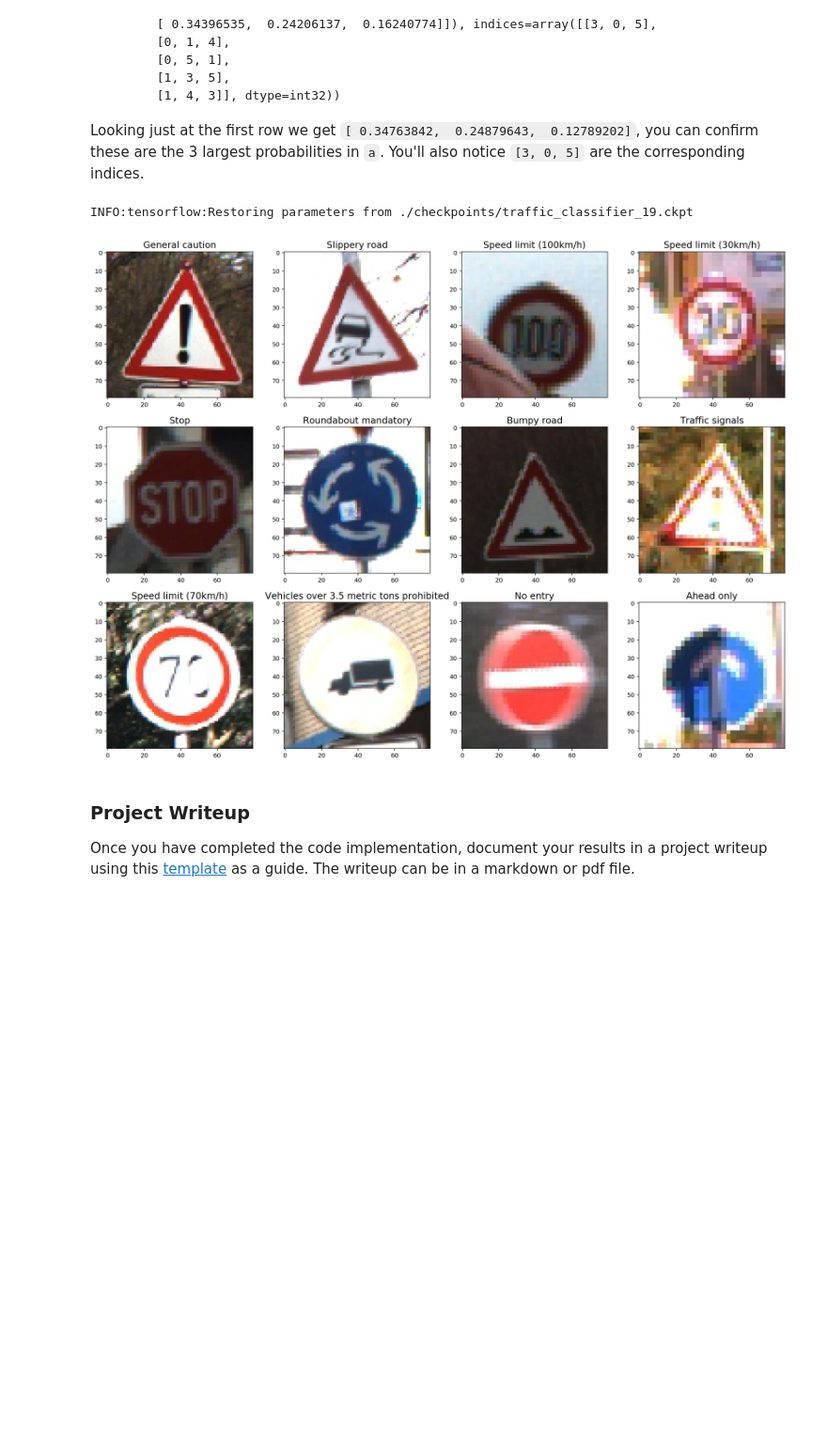
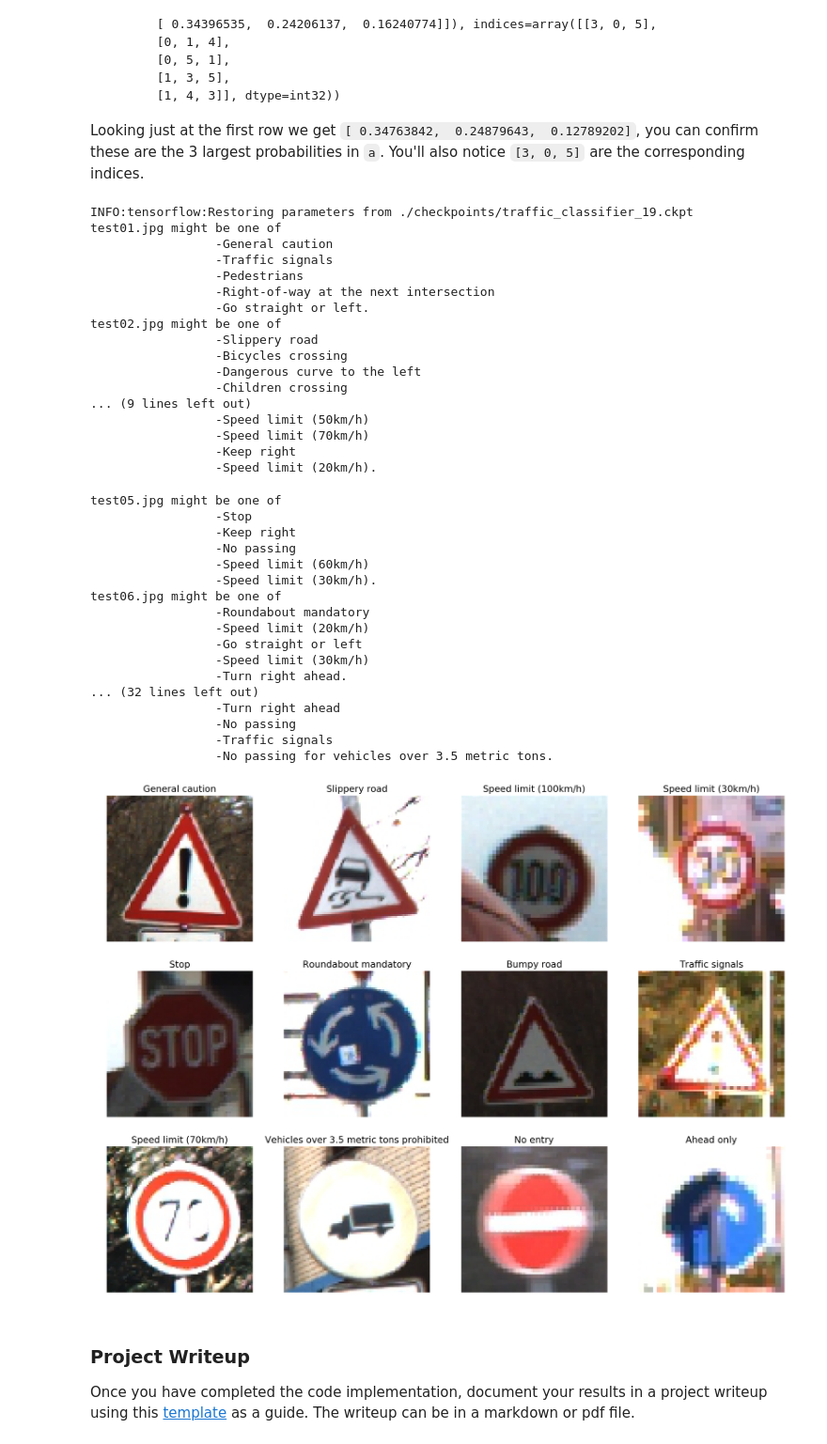
Before and after one commit to yoon-gu/CarND-Traffic-Sign-Classifier-Project, a Jupyter notebook: Traffic_Sign_Classifier.ipynb, the cells around one changed output. Shown at 94% size. Drawn from its saved outputs; the diff is of its cells as text; code cells hidden in the pictures; blank space fills up the shorter version.

```diff
--- a/Traffic_Sign_Classifier.ipynb
+++ b/Traffic_Sign_Classifier.ipynb
@@ -108,6 +108,7 @@ plt.figure(figsize=(20, 20))
 for i in range(len(idxs)):
     plt.subplot(5, 4, i+1)
     plt.imshow(X_train[idxs[i]])
+    plt.axis('off')
     sign = traffic_signs[y_train[idxs[i]]]
     plt.title(sign, fontsize=15)
 plt.show()
@@ -338,6 +336,7 @@ with tf.Session() as sess:
         img = mpimg.imread(img_path)
         plt.subplot(3, 4, i+1)
         plt.imshow(img)
+        plt.axis('off')
 
         resize_img = resize(img, (32, 32))
         gray_img = rgb2gray(resize_img).reshape(-1, 32, 32)
@@ -396,28 +395,64 @@ Looking just at the first row we get `[ 0.34763842,  0.24879643,  0.12789202]`,
 # %%
 ### Print out the top five softmax probabilities for the predictions on the German traffic sign images found on the web.
 ### Feel free to use as many code cells as needed.
 from pprint import pprint
 plt.figure(figsize=(20, 15))
 with tf.Session() as sess:
     sess.run(tf.global_variables_initializer())
     saver.restore(sess, './checkpoints/traffic_classifier_{}.ckpt'.format(epoch_selection))
 
     for i, test_image in enumerate(test_images):
         img_path = './test_images/' + test_image
         img = mpimg.imread(img_path)
         plt.subplot(3, 4, i+1)
         plt.imshow(img)
+        plt.axis('off')
 
         resize_img = resize(img, (32, 32))
         gray_img = rgb2gray(resize_img).reshape(-1, 32, 32)
 
         pred, pred_idx = sess.run([prediction, tf.nn.top_k(tf.nn.softmax(fc3), k=5)],
                                   feed_dict={x: gray_img})
+
+        print("{} might be one of \n\t\t -{}.".format(test_image, '\n\t\t -'.join(traffic_signs[pred_idx.indices[0]])))
         plt.title(traffic_signs[pred][0], fontsize=15)
 plt.show()
 # %% [output]
 INFO:tensorflow:Restoring parameters from ./checkpoints/traffic_classifier_19.ckpt
+test01.jpg might be one of
+                 -General caution
+                 -Traffic signals
+                 -Pedestrians
+                 -Right-of-way at the next intersection
+                 -Go straight or left.
+test02.jpg might be one of
+                 -Slippery road
+                 -Bicycles crossing
+                 -Dangerous curve to the left
+                 -Children crossing
+... (9 lines left out)
+                 -Speed limit (50km/h)
+                 -Speed limit (70km/h)
+                 -Keep right
+                 -Speed limit (20km/h).
+test05.jpg might be one of
+                 -Stop
+                 -Keep right
+                 -No passing
+                 -Speed limit (60km/h)
+                 -Speed limit (30km/h).
+test06.jpg might be one of
+                 -Roundabout mandatory
+                 -Speed limit (20km/h)
+                 -Go straight or left
+                 -Speed limit (30km/h)
+                 -Turn right ahead.
+... (32 lines left out)
+                 -Turn right ahead
+                 -No passing
+                 -Traffic signals
+                 -No passing for vehicles over 3.5 metric tons.
-[figure, old version]
+[figure, new version]
 # %% [markdown]
 ### Project Writeup
 
```
Also changed, not shown: parts of 4 cells of this notebook.
